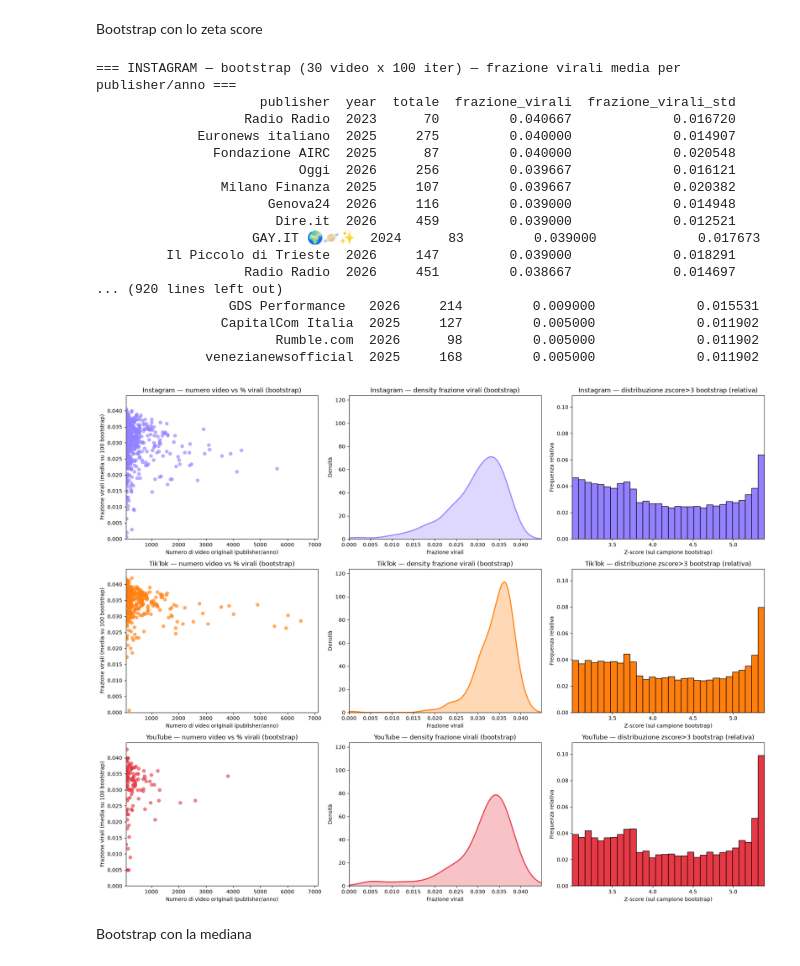
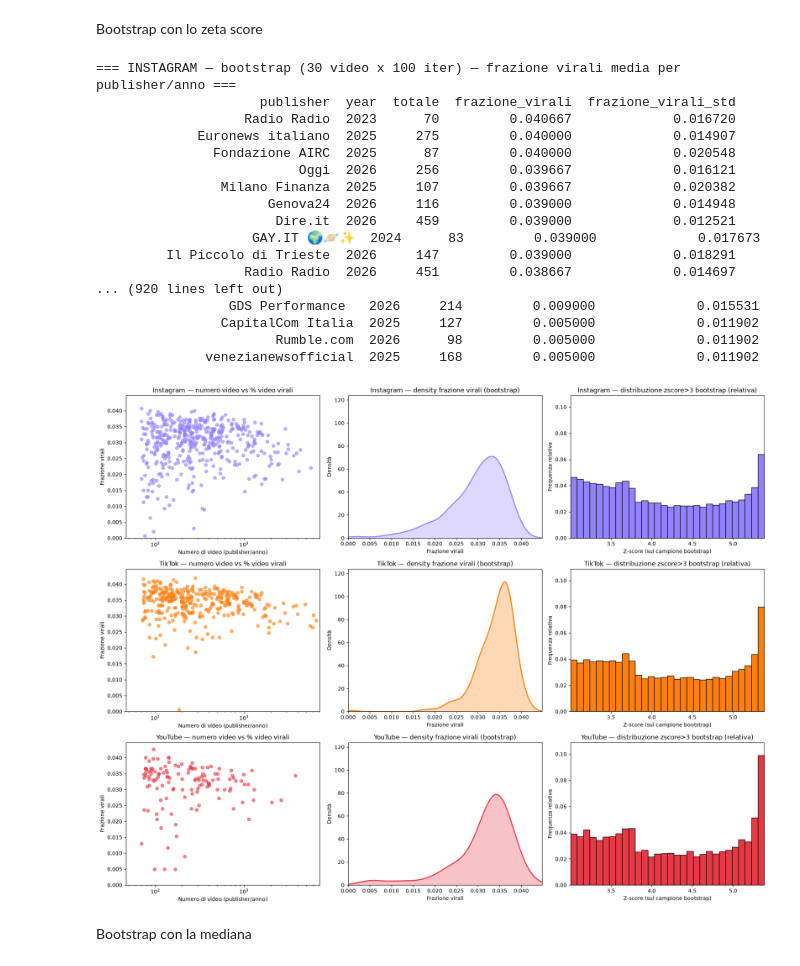
Before and after one commit to Nefeli-Apostolou/Virality-on-Shorts, a Jupyter notebook: code/4_laboraory.ipynb, the cells around one changed output. Cells and saved outputs as stored; diff of their text form; code cells hidden in the pictures.

```diff
--- a/code/4_laboraory.ipynb
+++ b/code/4_laboraory.ipynb
@@ -522,10 +506,11 @@ for i, name in enumerate(datasets):
     # Col 1: scatter totale video (originale) vs frazione virali media (bootstrap)
     ax = axes[i, 0]
     ax.scatter(summary['totale'], summary['frazione_virali'], alpha=0.6, color=color)
-    ax.set_title(f'{name} — numero video vs % virali (bootstrap)')
-    ax.set_xlabel('Numero di video originali (publisher/anno)')
-    ax.set_ylabel('Frazione virali (media su 100 bootstrap)')
-    ax.set_xlim(tot_min * 0.9, tot_max * 1.1)
+    ax.set_title(f'{name} — numero video vs % video virali')
+    ax.set_xlabel('Numero di video (publisher/anno)')
+    ax.set_ylabel('Frazione virali')
+    ax.set_xscale('log')
+    ax.set_xlim(tot_min / 1.5, tot_max * 1.1)
     ax.set_ylim(frac_min, frac_max)
 
     # Col 2: density della frazione virali (media bootstrap)
@@ -542,34 +527,34 @@ for i, name in enumerate(datasets):
     ax = axes[i, 2]
     weights = np.ones_like(virali_z) / len(virali_z)
     ax.hist(virali_z, bins=30, range=(z_min, z_max), weights=weights,
             color=color, edgecolor='black')
     ax.set_title(f'{name} — distribuzione zscore>3 bootstrap (relativa)')
     ax.set_xlabel('Z-score (sul campione bootstrap)')
     ax.set_ylabel('Frequenza relativa')
     ax.set_xlim(z_min, z_max)
     ax.set_ylim(0, max_hist_freq * 1.1)
 
 plt.tight_layout()
 plt.show()
 # %% [output]
 === INSTAGRAM — bootstrap (30 video x 100 iter) — frazione virali media per publisher/anno ===
                      publisher  year  totale  frazione_virali  frazione_virali_std
                    Radio Radio  2023      70         0.040667             0.016720
              Euronews italiano  2025     275         0.040000             0.014907
                Fondazione AIRC  2025      87         0.040000             0.020548
                           Oggi  2026     256         0.039667             0.016121
                 Milano Finanza  2025     107         0.039667             0.020382
                       Genova24  2026     116         0.039000             0.014948
                        Dire.it  2026     459         0.039000             0.012521
                     GAY.IT 🌍🪐✨  2024      83         0.039000             0.017673
          Il Piccolo di Trieste  2026     147         0.039000             0.018291
                    Radio Radio  2026     451         0.038667             0.014697
 ... (920 lines left out)
                  GDS Performance   2026     214         0.009000             0.015531
                 CapitalCom Italia  2025     127         0.005000             0.011902
                        Rumble.com  2026      98         0.005000             0.011902
               venezianewsofficial  2025     168         0.005000             0.011902
-[figure, old version]
+[figure, new version]
 # %% [markdown]
 Bootstrap con la mediana
 # %%
```
Also changed, not shown: parts of 4 cells of this notebook.
